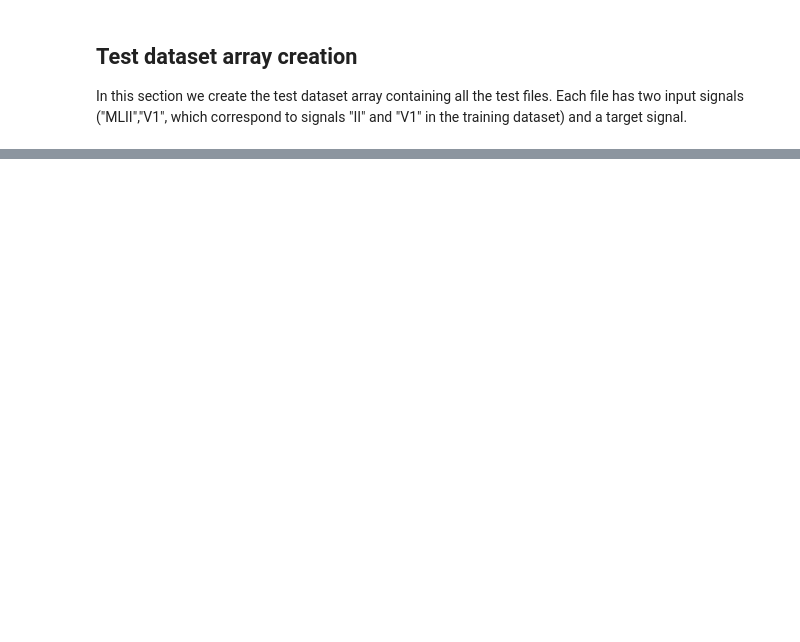
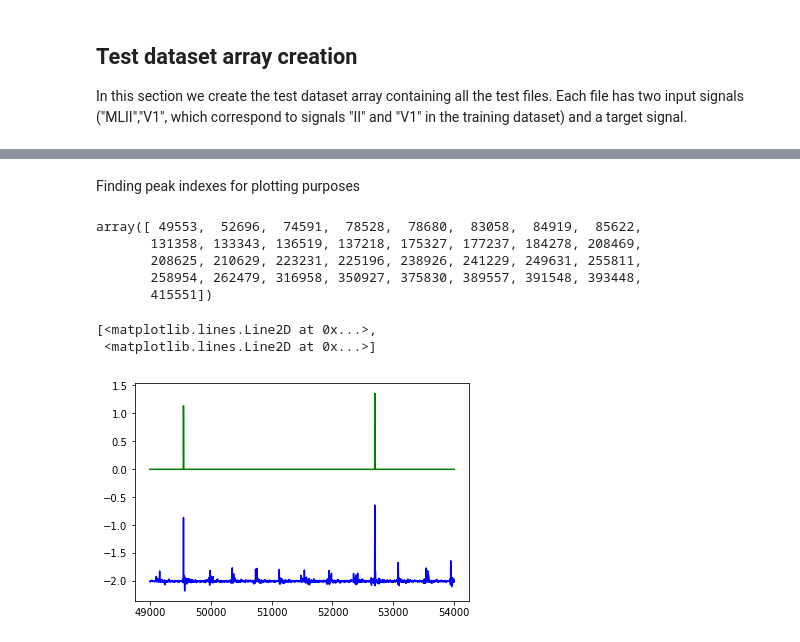
Before and after one commit to lsfischer/QRS_Detector, a Jupyter notebook: QRS_Detector/QRS_Detector_collab.ipynb, the cells around one changed output, grey strips where cells are left out. Drawn from its saved outputs; the diff is of its cells as text; code cells hidden in the pictures; blank space fills up the shorter version.

```diff
--- a/QRS_Detector/QRS_Detector_collab.ipynb
+++ b/QRS_Detector/QRS_Detector_collab.ipynb
@@ -329,0 +251,2 @@ ffwdModel.fit(trainData,  epochs=10, steps_per_epoch=1000, validation_data=valDa
+# %%
+rnnModel.load_weights(weights_file_path)
@@ -329,0 +260,28 @@ ffwdModel.fit(trainData,  epochs=10, steps_per_epoch=1000, validation_data=valDa
+# %%
+def get_preds_targets(tf_dataset,model):
+  predictions = []
+  targets = []
+  nbatches = 10
+
+  try:
+    iterator = tf_dataset.make_initializable_iterator()
+    next_element = iterator.get_next()
+
+    for i in range(nbatches):
+      with tf.Session() as sess:
+        sess.run(iterator.initializer)
+        inp, targ = sess.run(next_element)
+        targets.append(targ)
+        print(f"Getting batch {i}")
+      output = model.predict(inp)
+      predictions.append(output)
+
+  except:
+    print('something wrong!')
+    pass
+
+  return predictions, targets
+# %%
+predictions, targets = get_preds_targets(testData_rnn, rnnModel)
+targets1D = np.reshape(targets,(nbatches*batchSize_rnn*seql_rnn * ninputs))
+predictions1D = np.reshape(predictions,(nbatches*batchSize_rnn*seql_rnn * ninputs))
@@ -329,0 +324,18 @@ ffwdModel.fit(trainData,  epochs=10, steps_per_epoch=1000, validation_data=valDa
+# %% [markdown]
+Finding peak indexes for plotting purposes
+# %%
+peak_locs_above_th, targets_peak_locs_above_th = get_peaks(predictions1D,targets1D)
+peak_locs_above_th
+# %% [output]
+array([ 49553,  52696,  74591,  78528,  78680,  83058,  84919,  85622,
+       131358, 133343, 136519, 137218, 175327, 177237, 184278, 208469,
+       208625, 210629, 223231, 225196, 238926, 241229, 249631, 255811,
+       258954, 262479, 316958, 350927, 375830, 389557, 391548, 393448,
+       415551])
+# %%
+t = range(nbatches*batchSize_rnn*seql_rnn*ninputs)
+plt.plot(t[49000:54000],predictions1D[49000:54000]-2,'b',t[49000:54000],peaks[49000:54000],'g')
+# %% [output]
+[<matplotlib.lines.Line2D at 0x...>,
+ <matplotlib.lines.Line2D at 0x...>]
+[figure, added]
```
Also changed, not shown: parts of 38 cells of this notebook, 1 other file.
